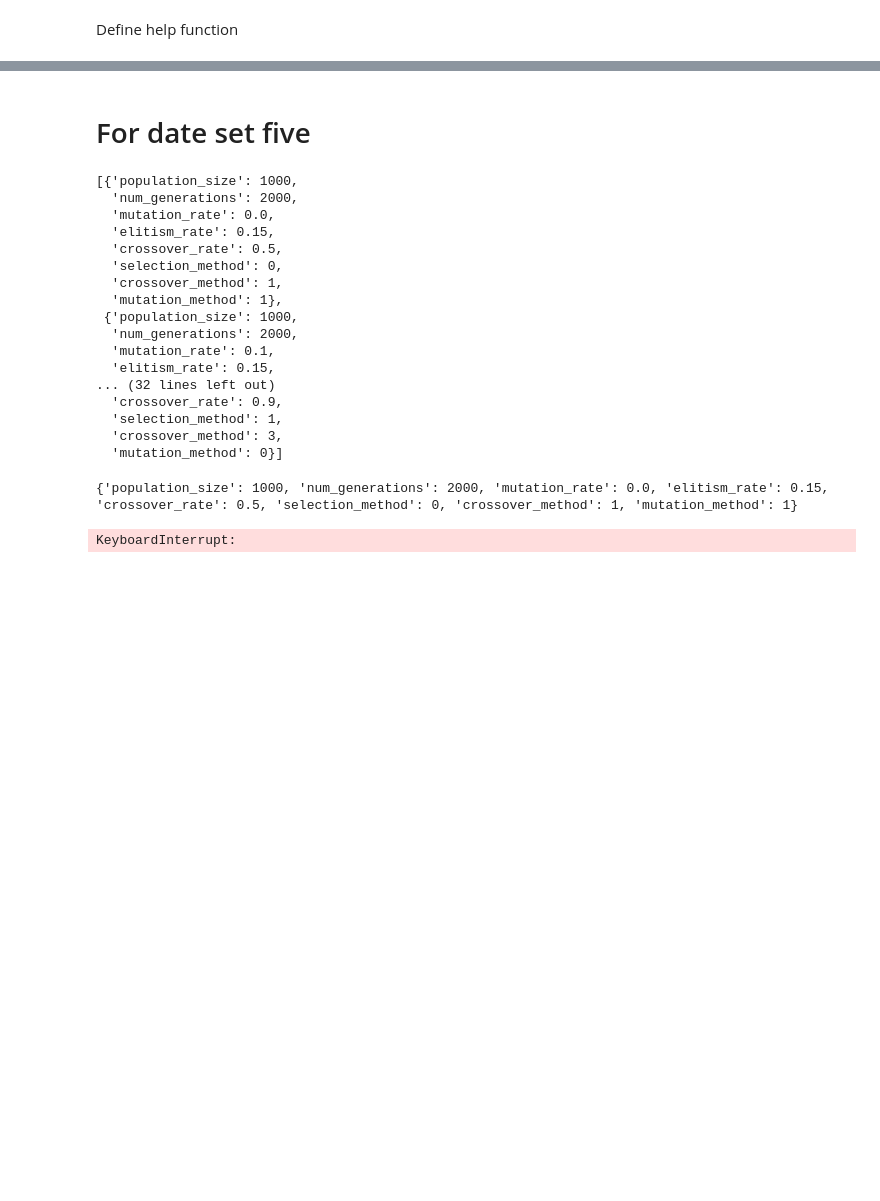
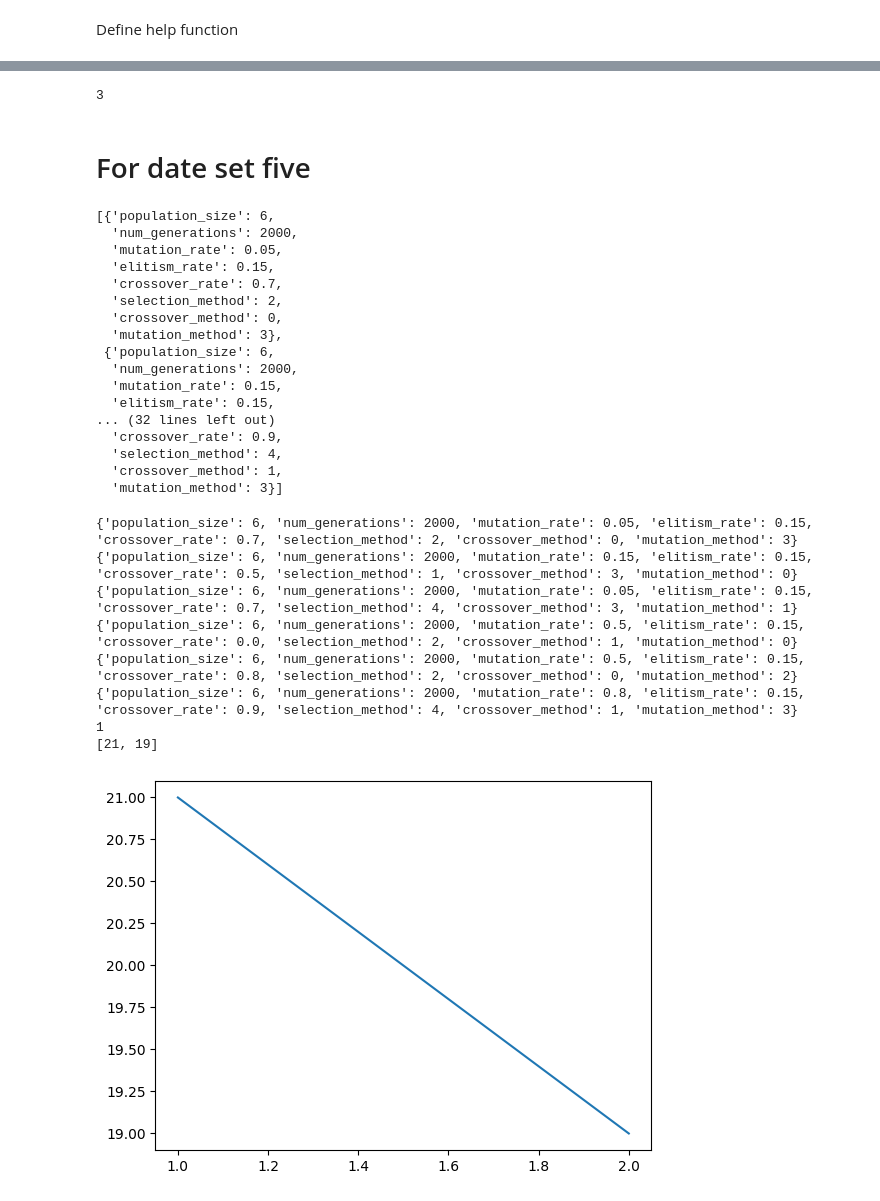
Before and after one commit to SavasKoeklu/NEC_A4, a Jupyter notebook: Analysis.ipynb, the cells around one changed output, grey strips where cells are left out. Saved outputs shown, nothing was run; the diff lists cells and outputs as text; code cells hidden in the pictures; blank space fills up the shorter version.

```diff
--- a/Analysis.ipynb
+++ b/Analysis.ipynb
@@ -38,7 +39,7 @@ def generate_unique_random_tsp_parameters(num_cities, num_sets):
     mutation_rate_probs = [0.1, 0.2, 0.2, 0.2, 0.1, 0.1, 0.1]
 
     crossover_rates = [0, 0.2, 0.5, 0.6, 0.7,0.8,0.9,1] # here is a higher chance to be selected
-    selection_methods = [0, 1]  # Roulette, Rank Selection
+    selection_methods = [0, 1,2,3,4]  # Roulette, Rank Selection
     crossover_methods = [0, 1, 2, 3]  # One-point, Two-point, Order, Cyclic
     mutation_methods = [0, 1, 2, 3]  # Tower, Inversion, Rotation, Thor's
 
@@ -89,11 +90,14 @@ def run_genetic_algorithm_for_different_parameteres(problem, parameters):
    # for each parameter set we run the function 10 times, and take take the worst cost, average and best cost
     evolution_of_minimum = []
     best_tour_length = float("inf")
+    results = []
+    counter = 0
+    position_of_best = float("inf")
     for param in parameters:
+        counter = counter +1
         print(param)
         tour_minimas = []
-
-
+        generation_numbers = []
         for i in range(10):
 
           gen = GeneticAlgorithm(problem,
@@ -103,53 +107,83 @@ def run_genetic_algorithm_for_different_parameteres(problem, parameters):
                                crossover_rate=param["crossover_rate"],
                                selection_method=param["selection_method"],
                                crossover_method=param["crossover_method"],
-                               mutation_method=param["mutation_method"],
-                                 silent=True)
+                               mutation_method=param["mutation_method"])
 
           gen.use_genetic_algorithm(param["num_generations"])
           ev = gen.evolution_of_minimum()
+          # append only the generation number till the minimuum firs occurs
+          generation_numbers.append(ev.index(min(ev))+1)
           tour_minimas.append(min(ev))
 
           if tour_minimas[-1] < best_tour_length:
             best_tour_length = tour_minimas[-1]
-            evolution_of_minimum = ev
+            evolution_of_minimum = ev[:ev.index(min(ev))+1]
+            position_of_best = counter
 
-        print(np.min(tour_minimas), np.mean(tour_minimas), np.max(tour_minimas))
+        praram_result = param.copy()
+        praram_result["best cost"] = np.min(tour_minimas)
+        praram_result["average cost"] = np.mean(tour_minimas)
+        praram_result["worst cost"] = np.max(tour_minimas)
+        praram_result["best gen"] = np.min(generation_numbers)
+        praram_result["average gen"] = np.mean(generation_numbers)
+        praram_result["worst gen"] = np.max(generation_numbers)
+        results.append(praram_result)
 
 
+
+    print(position_of_best)
     plt.plot(list(range(1, len(evolution_of_minimum) + 1)), evolution_of_minimum)
+    print(evolution_of_minimum)
 
+
+    return results
    # calc average, wrost and best
    #TODO: continue here
    #average = average(tour_minimas)
+# %%
+# function to search for the last change in an evolution array
+a = [30,22,21,19,19,19,19]
+print(a.index(19))
+print()
+# %% [output]
+3
 # %% [markdown]
 # For date set five
 # %%
 # function to ouput
-fri = tsplib95.load('datasets/fri26.tsp')
-parameters = generate_unique_random_tsp_parameters(fri.dimension, 6)
+five = tsplib95.load('datasets/five.tsp')
+parameters = generate_unique_random_tsp_parameters(five.dimension, 6)
 parameters
 # %% [output]
-[{'population_size': 1000,
+[{'population_size': 6,
   'num_generations': 2000,
-  'mutation_rate': 0.0,
+  'mutation_rate': 0.05,
   'elitism_rate': 0.15,
-  'crossover_rate': 0.5,
-  'selection_method': 0,
-  'crossover_method': 1,
-  'mutation_method': 1},
- {'population_size': 1000,
+  'crossover_rate': 0.7,
+  'selection_method': 2,
+  'crossover_method': 0,
+  'mutation_method': 3},
+ {'population_size': 6,
   'num_generations': 2000,
-  'mutation_rate': 0.1,
+  'mutation_rate': 0.15,
   'elitism_rate': 0.15,
 ... (32 lines left out)
   'crossover_rate': 0.9,
-  'selection_method': 1,
-  'crossover_method': 3,
-  'mutation_method': 0}]
+  'selection_method': 4,
+  'crossover_method': 1,
+  'mutation_method': 3}]
 # %%
 # the parameters look good
-run_genetic_algorithm_for_different_parameteres(fri,parameters)
+results = run_genetic_algorithm_for_different_parameteres(five,parameters)
+
+df = pd.DataFrame(results)
 # %% [output]
-{'population_size': 1000, 'num_generations': 2000, 'mutation_rate': 0.0, 'elitism_rate': 0.15, 'crossover_rate': 0.5, 'selection_method': 0, 'crossover_method': 1, 'mutation_method': 1}
+{'population_size': 6, 'num_generations': 2000, 'mutation_rate': 0.05, 'elitism_rate': 0.15, 'crossover_rate': 0.7, 'selection_method': 2, 'crossover_method': 0, 'mutation_method': 3}
+{'population_size': 6, 'num_generations': 2000, 'mutation_rate': 0.15, 'elitism_rate': 0.15, 'crossover_rate': 0.5, 'selection_method': 1, 'crossover_method': 3, 'mutation_method': 0}
+{'population_size': 6, 'num_generations': 2000, 'mutation_rate': 0.05, 'elitism_rate': 0.15, 'crossover_rate': 0.7, 'selection_method': 4, 'crossover_method': 3, 'mutation_method': 1}
+{'population_size': 6, 'num_generations': 2000, 'mutation_rate': 0.5, 'elitism_rate': 0.15, 'crossover_rate': 0.0, 'selection_method': 2, 'crossover_method': 1, 'mutation_method': 0}
+{'population_size': 6, 'num_generations': 2000, 'mutation_rate': 0.5, 'elitism_rate': 0.15, 'crossover_rate': 0.8, 'selection_method': 2, 'crossover_method': 0, 'mutation_method': 2}
+{'population_size': 6, 'num_generations': 2000, 'mutation_rate': 0.8, 'elitism_rate': 0.15, 'crossover_rate': 0.9, 'selection_method': 4, 'crossover_method': 1, 'mutation_method': 3}
+1
+[21, 19]
-KeyboardInterrupt:
+[figure, added]
```
Also changed, not shown: parts of 4 cells of this notebook, 1 other file.
